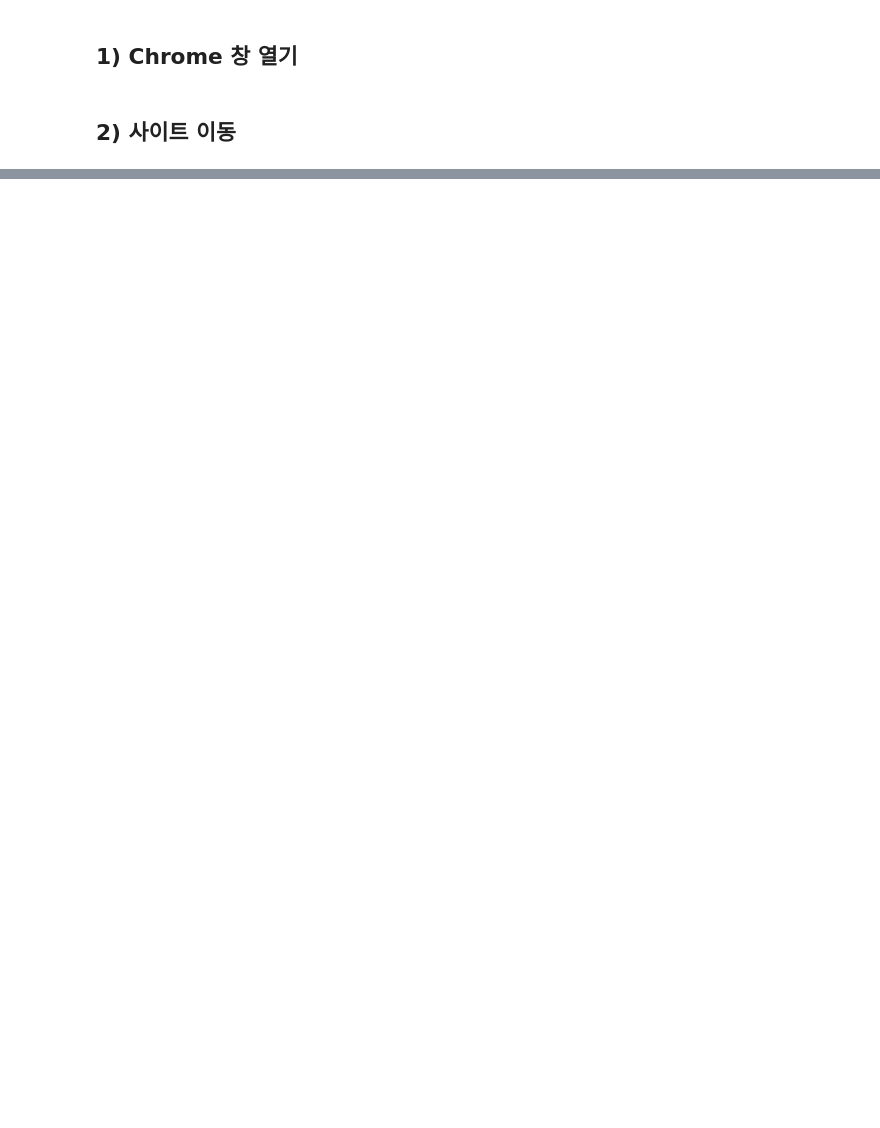
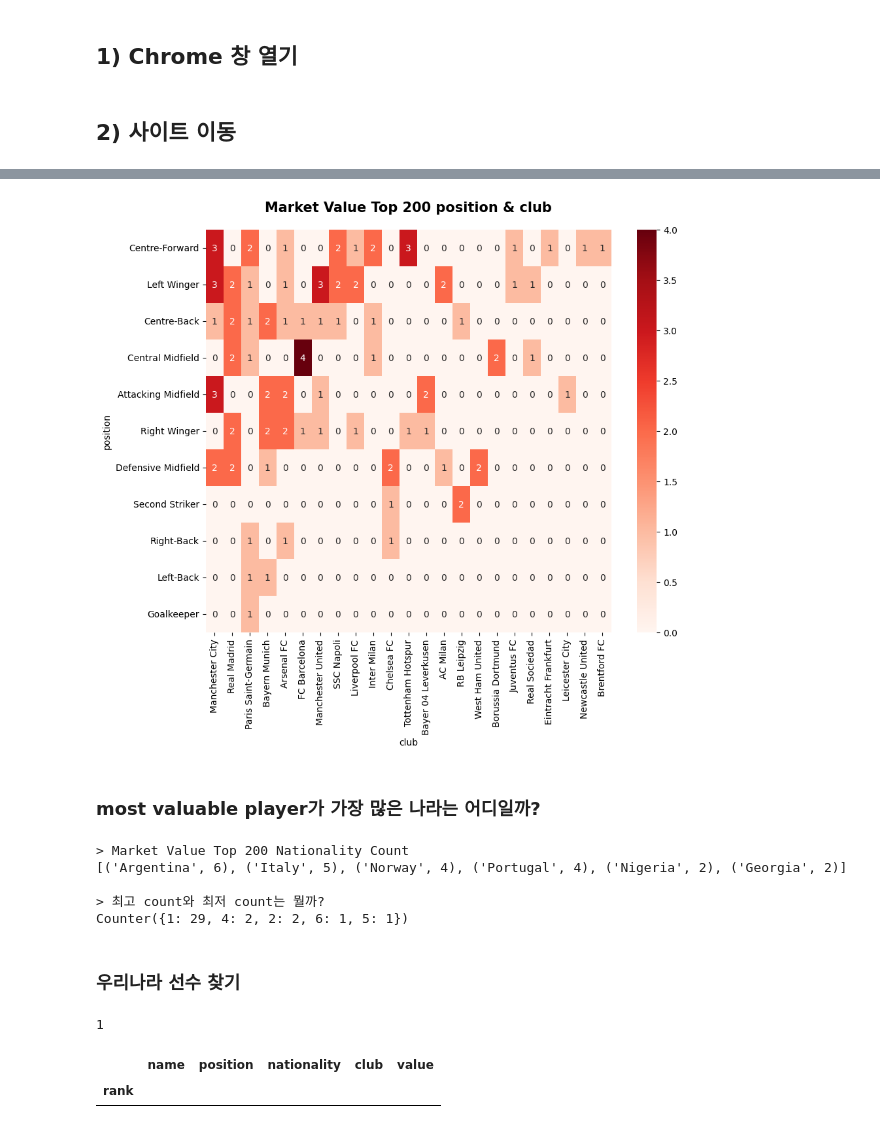
Before and after one commit to narae3759/TIL, a Jupyter notebook: Python/Web/03_Web_crawling2.ipynb, the cells around one changed output, grey strips where cells are left out. Drawn from its saved outputs; the diff is of its cells as text; code cells hidden in the pictures; blank space fills up the shorter version.

```diff
--- a/Python/Web/03_Web_crawling2.ipynb
+++ b/Python/Web/03_Web_crawling2.ipynb
@@ -160,0 +157,52 @@ melon
+# %%
+import seaborn as sns
+
+fig, ax = plt.subplots(figsize=(10, 8))
+ct = pd.crosstab(df['position'], df['club'])
+ct = ct.loc[rank_lst[0], rank_lst[1]]
+sns.heatmap(ct, annot=True, cmap='Reds', ax=ax)
+ax.set_title('Market Value Top 200 position & club', pad=20, size=15, fontweight='bold')
+
+plt.show()
+# %% [output]
+[figure, added]
+# %% [markdown]
+### **most valuable player가 가장 많은 나라는 어디일까?**
+# %%
+# 국적에 대한 dictionary 만들기
+nat_dict = {}
+for nat in df['nationality']:
+    for n in nat.split(', '):
+        if nat not in nat_dict.keys():
+            nat_dict[n] = 1
+        else:
+            nat_dict[n] += 1
+
+nat_dict = dict(sorted(nat_dict.items(), key=lambda x: x[1], reverse=True))
+print('> Market Value Top 200 Nationality Count')
+print(list(nat_dict.items())[:6])
+print()
+
+# 카운트의 분포 파악하기
+from collections import Counter
+
+count = Counter(nat_dict.values())
+print('> 최고 count와 최저 count는 뭘까?')
+print(count)
+# %% [output]
+> Market Value Top 200 Nationality Count
+[('Argentina', 6), ('Italy', 5), ('Norway', 4), ('Portugal', 4), ('Nigeria', 2), ('Georgia', 2)]
+
+> 최고 count와 최저 count는 뭘까?
+Counter({1: 29, 4: 2, 2: 2, 6: 1, 5: 1})
+# %% [markdown]
+### **우리나라 선수 찾기**
+# %%
+nat_dict['Korea']
+# %% [output]
+1
+# %%
+df.loc[df['nationality']=='Korea',:]
+# %% [output]
+|  | name | position | nationality | club | value |
+| rank |  |  |  |  |  |
```
Also changed, not shown: parts of 17 cells of this notebook.
